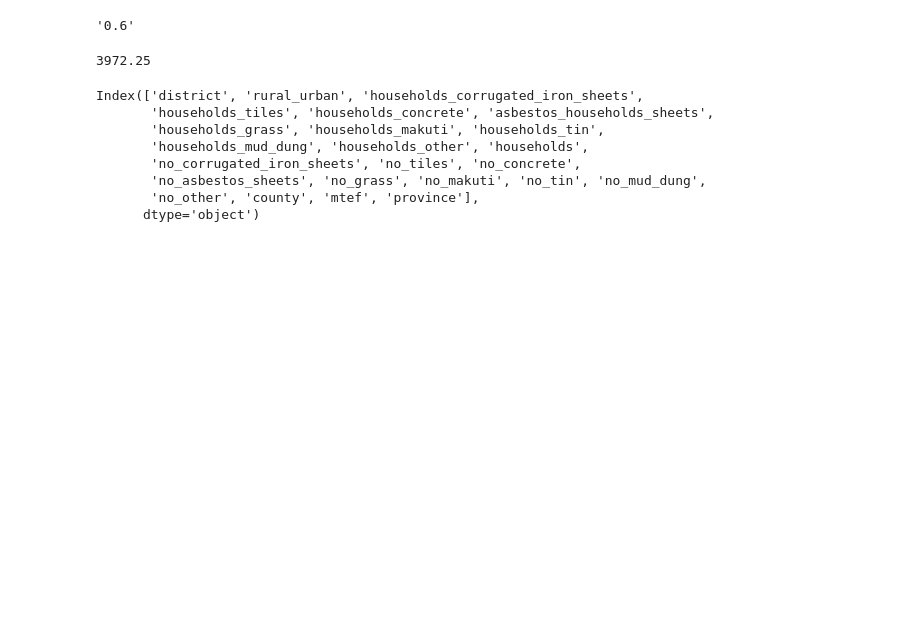
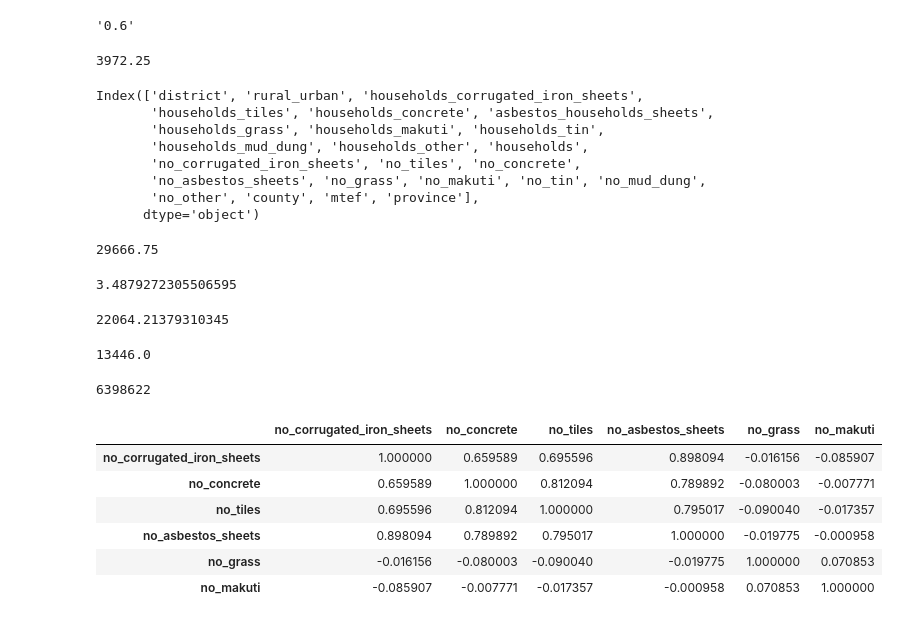
Before and after one commit to GeorgeKariuki7205/Introduction-To-Data-Science-With-Matploitlib-Pandas-And-SeaBorn, a Jupyter notebook: secondWorkshop.ipynb, the cells around one changed output. Drawn from its saved outputs; the diff is of its cells as text; code cells hidden in the pictures; blank space fills up the shorter version.

```diff
--- a/secondWorkshop.ipynb
+++ b/secondWorkshop.ipynb
@@ -544,3 +544,41 @@ Index(['district', 'rural_urban', 'households_corrugated_iron_sheets',
        'no_asbestos_sheets', 'no_grass', 'no_makuti', 'no_tin', 'no_mud_dung',
        'no_other', 'county', 'mtef', 'province'],
       dtype='object')
+# %%
+# getting the third quatile
+df.no_corrugated_iron_sheets.quantile(0.75)
+# %% [output]
+29666.75
+# %%
+# etting the skewness of the data ie. if it is positive it is skewed to the right and if it is a negetive number, then it is skewed to the left
+df.no_corrugated_iron_sheets.skew()
+# %% [output]
+3.4879272305506595
+# %%
+df.no_corrugated_iron_sheets.mean()
+# %% [output]
+22064.21379310345
+# %%
+df.no_corrugated_iron_sheets.median()
+# %% [output]
+13446.0
+# %%
+df.no_corrugated_iron_sheets.mode().sum()
+# %% [output]
+6398622
+# %%
+# Using a heat map.
+
+
+dfNew = df[['no_corrugated_iron_sheets','no_concrete','no_tiles','no_asbestos_sheets','no_grass','no_makuti']]
+corrs = dfNew.corr()
+corrs
+# sns.heatmap()
+# %% [output]
+|  | no_corrugated_iron_sheets | no_concrete | no_tiles | no_asbestos_sheets | no_grass | no_makuti |
+| no_corrugated_iron_sheets | 1.000000 | 0.659589 | 0.695596 | 0.898094 | -0.016156 | -0.085907 |
+| no_concrete | 0.659589 | 1.000000 | 0.812094 | 0.789892 | -0.080003 | -0.007771 |
+| no_tiles | 0.695596 | 0.812094 | 1.000000 | 0.795017 | -0.090040 | -0.017357 |
+| no_asbestos_sheets | 0.898094 | 0.789892 | 0.795017 | 1.000000 | -0.019775 | -0.000958 |
+| no_grass | -0.016156 | -0.080003 | -0.090040 | -0.019775 | 1.000000 | 0.070853 |
+| no_makuti | -0.085907 | -0.007771 | -0.017357 | -0.000958 | 0.070853 | 1.000000 |
```
Also changed, not shown: parts of 1 cell of this notebook.
